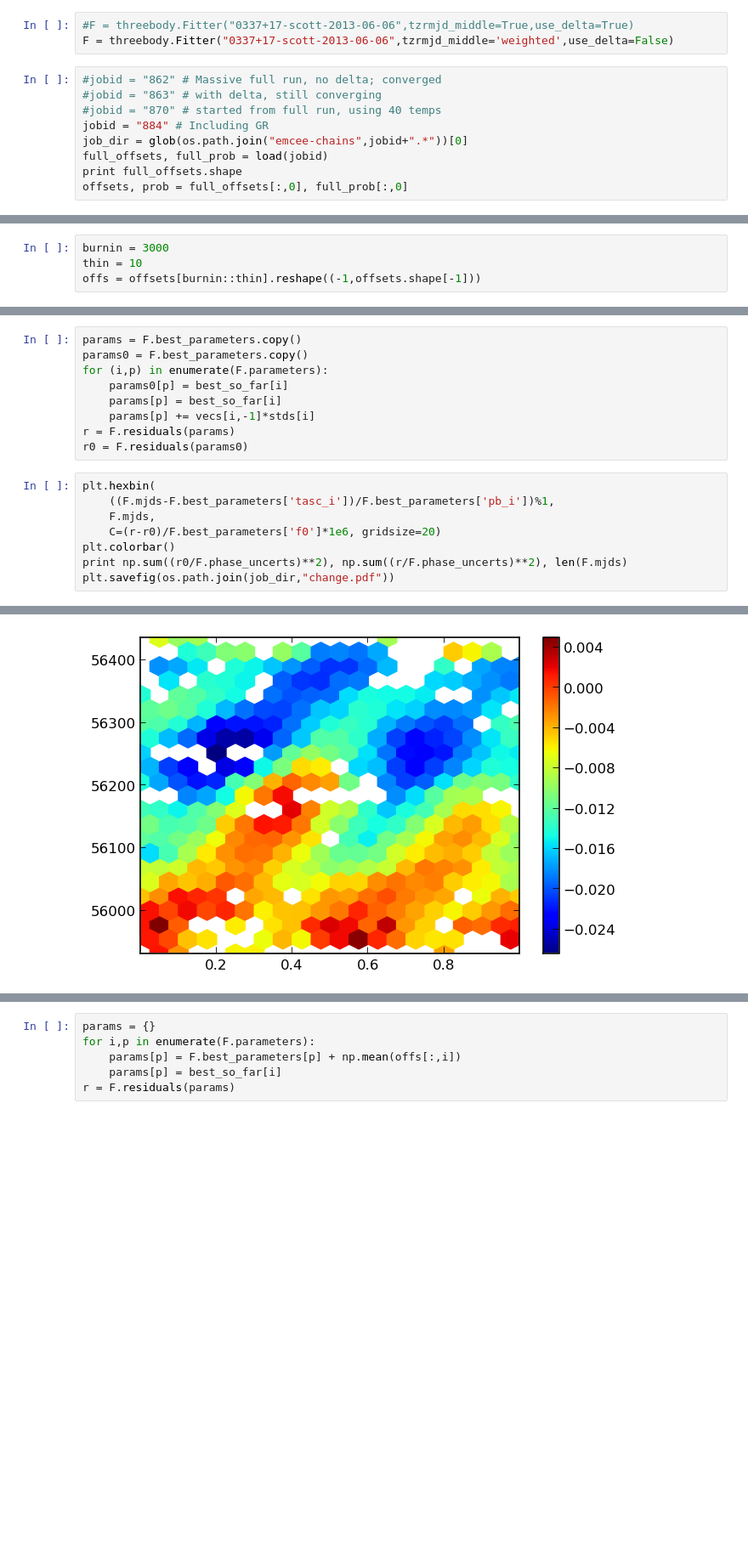
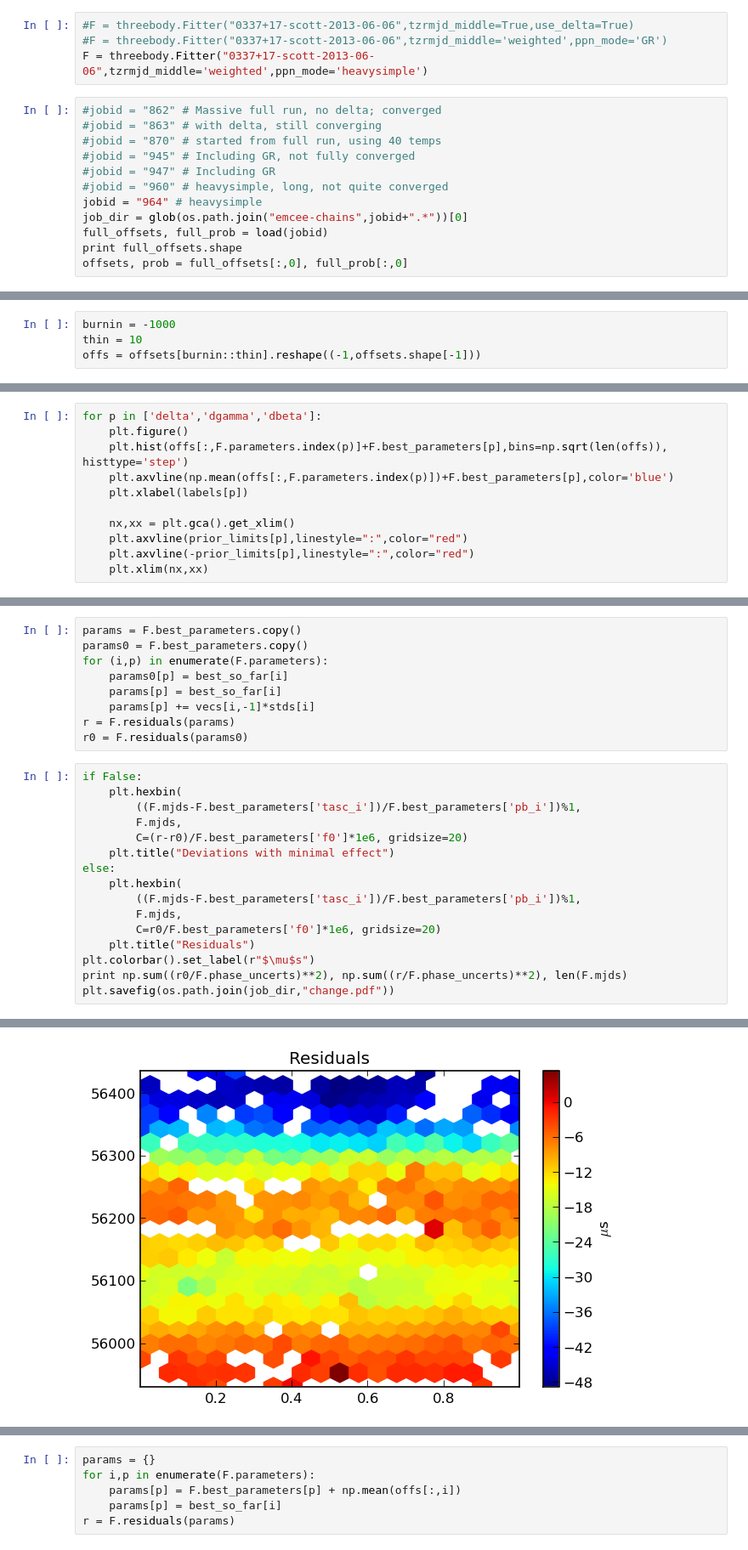
Before and after one commit to aarchiba/triplesystem, a Jupyter notebook: n-emcee-output.ipynb, the cells around one changed output, grey strips where cells are left out. Shown at 85% size. Drawn from its saved outputs; the diff is of its cells as text; blank space fills up the shorter version.

```diff
--- a/n-emcee-output.ipynb
+++ b/n-emcee-output.ipynb
@@ -32,12 +32,16 @@ def load(jobid,thin=1):
     return np.array(offsets), np.array(probs)
 # %%
 #F = threebody.Fitter("0337+17-scott-2013-06-06",tzrmjd_middle=True,use_delta=True)
-F = threebody.Fitter("0337+17-scott-2013-06-06",tzrmjd_middle='weighted',use_delta=False)
+#F = threebody.Fitter("0337+17-scott-2013-06-06",tzrmjd_middle='weighted',ppn_mode='GR')
+F = threebody.Fitter("0337+17-scott-2013-06-06",tzrmjd_middle='weighted',ppn_mode='heavysimple')
 # %%
 #jobid = "862" # Massive full run, no delta; converged
 #jobid = "863" # with delta, still converging
 #jobid = "870" # started from full run, using 40 temps
-jobid = "884" # Including GR
+#jobid = "945" # Including GR, not fully converged
+#jobid = "947" # Including GR
+#jobid = "960" # heavysimple, long, not quite converged
+jobid = "964" # heavysimple
 job_dir = glob(os.path.join("emcee-chains",jobid+".*"))[0]
 full_offsets, full_prob = load(jobid)
 print full_offsets.shape
@@ -159,5 +205,5 @@ np.save(os.path.join(job_dir,"new_walkers.npy"),new_walkers)
 # %%
-burnin = 3000
+burnin = -1000
 thin = 10
 offs = offsets[burnin::thin].reshape((-1,offsets.shape[-1]))
 # %%
@@ -211,0 +261,11 @@ plt.savefig(os.path.join(job_dir,"log-prob.pdf"))
+# %%
+for p in ['delta','dgamma','dbeta']:
+    plt.figure()
+    plt.hist(offs[:,F.parameters.index(p)]+F.best_parameters[p],bins=np.sqrt(len(offs)), histtype='step')
+    plt.axvline(np.mean(offs[:,F.parameters.index(p)])+F.best_parameters[p],color='blue')
+    plt.xlabel(labels[p])
+
+    nx,xx = plt.gca().get_xlim()
+    plt.axvline(prior_limits[p],linestyle=":",color="red")
+    plt.axvline(-prior_limits[p],linestyle=":",color="red")
+    plt.xlim(nx,xx)
@@ -247,11 +311,19 @@ for (i,p) in enumerate(F.parameters):
 r = F.residuals(params)
 r0 = F.residuals(params0)
 # %%
-plt.hexbin(
-    ((F.mjds-F.best_parameters['tasc_i'])/F.best_parameters['pb_i'])%1,
-    F.mjds,
-    C=(r-r0)/F.best_parameters['f0']*1e6, gridsize=20)
-plt.colorbar()
+if False:
+    plt.hexbin(
+        ((F.mjds-F.best_parameters['tasc_i'])/F.best_parameters['pb_i'])%1,
+        F.mjds,
+        C=(r-r0)/F.best_parameters['f0']*1e6, gridsize=20)
+    plt.title("Deviations with minimal effect")
+else:
+    plt.hexbin(
+        ((F.mjds-F.best_parameters['tasc_i'])/F.best_parameters['pb_i'])%1,
+        F.mjds,
+        C=r0/F.best_parameters['f0']*1e6, gridsize=20)
+    plt.title("Residuals")
+plt.colorbar().set_label(r"$\mu$s")
 print np.sum((r0/F.phase_uncerts)**2), np.sum((r/F.phase_uncerts)**2), len(F.mjds)
 plt.savefig(os.path.join(job_dir,"change.pdf"))
 # %% [output]
@@ -259,4 +331,4 @@ plt.savefig(os.path.join(job_dir,"change.pdf"))
-[figure, old version]
+[figure, new version]
 # %%
 for i,p in enumerate(F.parameters):
     v = F.best_parameters[p] + np.mean(offs[:,i])
```
Also changed, not shown: parts of 24 cells of this notebook, 12 other files.
